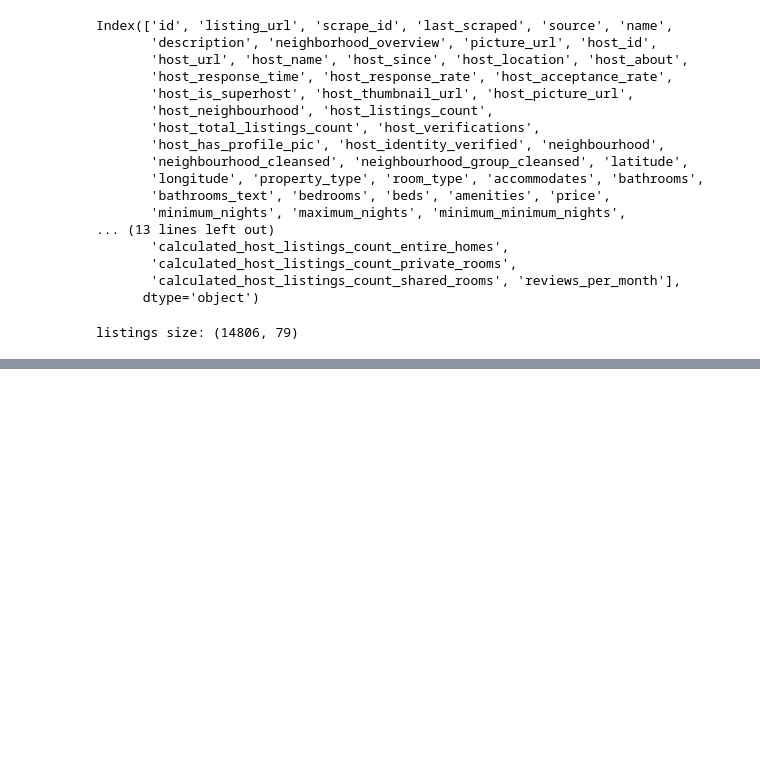
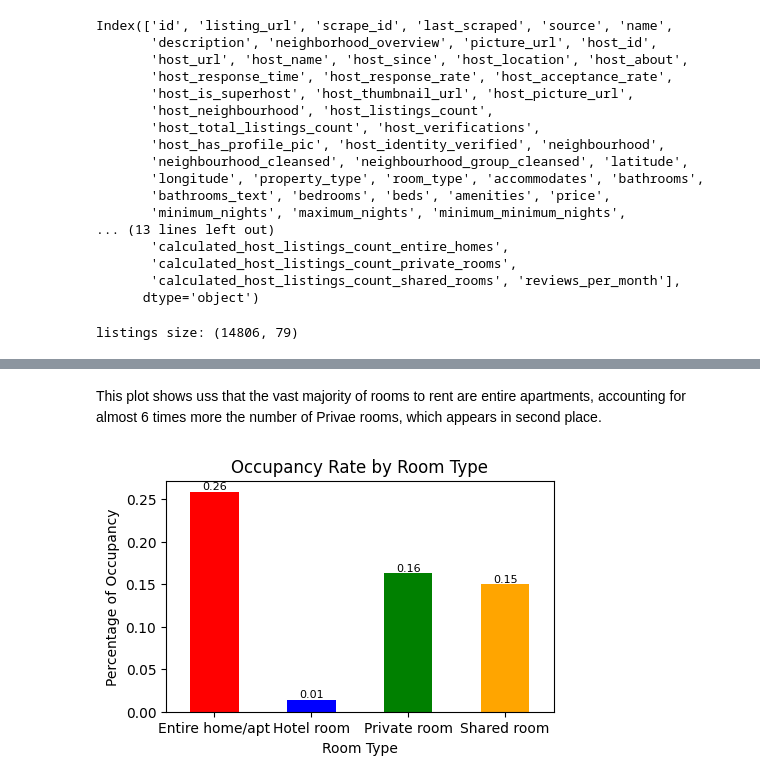
Before and after one commit to wilson-inacio/Airbnb-in-Porto, a Jupyter notebook: Airbnb in Porto.ipynb, the cells around one changed output, grey strips where cells are left out. Drawn from its saved outputs; the diff is of its cells as text; code cells hidden in the pictures; blank space fills up the shorter version.

```diff
--- a/Airbnb in Porto.ipynb
+++ b/Airbnb in Porto.ipynb
@@ -58,0 +278,31 @@ Due to the ammount of information, especially in `listings`, I'm going to drop s
+# %% [markdown]
+This plot shows uss that the vast majority of rooms to rent are entire apartments, accounting for almost 6 times more the number of Privae rooms, which appears in second place.
+# %%
+# Calculating the occupancy for the last year by room type
+occupied_days = listings.groupby('room_type')['estimated_occupancy_l365d'].sum()
+
+# Calculating total possible nigths per room type
+possible_days = room_types * 365
+
+# Calculating the occupancy rate
+occupancy_rate = occupied_days / possible_days
+
+fig2 = plt.figure(figsize=(5,3))
+ax = occupancy_rate.plot(kind = 'bar', color = ['red', 'blue', 'green', 'orange'])
+plt.tick_params(axis = 'x', rotation=0)
+plt.title('Occupancy Rate by Room Type')
+plt.xlabel('Room Type')
+plt.ylabel('Percentage of Occupancy')
+
+# Add values above bars
+for p in ax.patches:
+    ax.annotate(
+        f"{p.get_height():.2f}",
+        (p.get_x() + p.get_width() / 2, p.get_height()),
+        ha='center',
+        va='bottom', size = 8
+    )
+
+plt.show()
+# %% [output]
+[figure, added]
```
Also changed, not shown: parts of 27 cells of this notebook.
